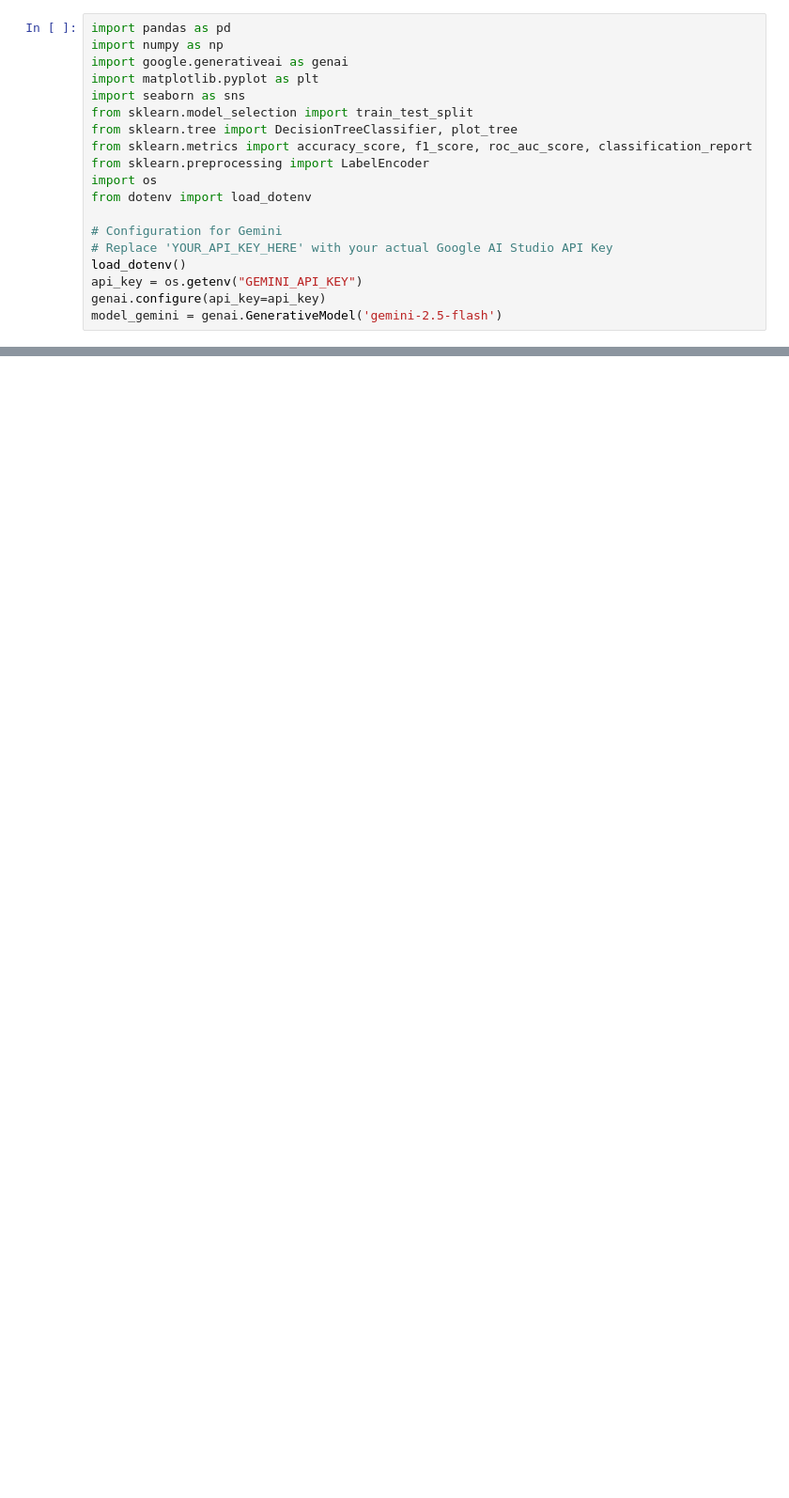
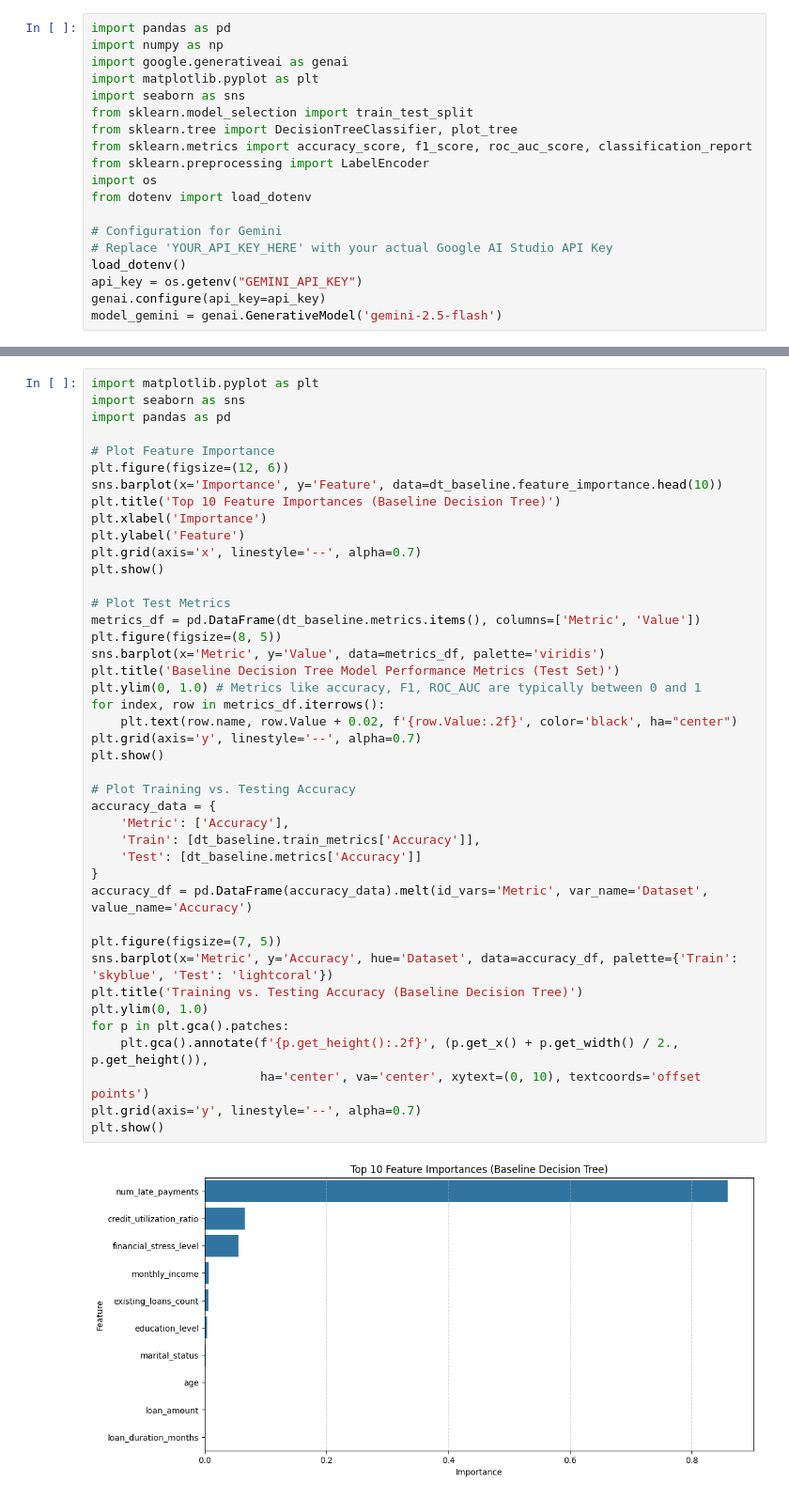
Before and after one commit to wertyg775/DataMiningProf, a Jupyter notebook: Baseline_Decision_Tree.ipynb, the cells around one changed output, grey strips where cells are left out. Shown at 94% size. Cells and saved outputs as stored; diff of their text form; blank space fills up the shorter version.

Commit message:
Final Updated Decision Tree modelling

```diff
--- a/Baseline_Decision_Tree.ipynb
+++ b/Baseline_Decision_Tree.ipynb
@@ -140,0 +185,44 @@ The baseline model demonstrates **exceptionally strong performance** across all
+# %%
+import matplotlib.pyplot as plt
+import seaborn as sns
+import pandas as pd
+
+# Plot Feature Importance
+plt.figure(figsize=(12, 6))
+sns.barplot(x='Importance', y='Feature', data=dt_baseline.feature_importance.head(10))
+plt.title('Top 10 Feature Importances (Baseline Decision Tree)')
+plt.xlabel('Importance')
+plt.ylabel('Feature')
+plt.grid(axis='x', linestyle='--', alpha=0.7)
+plt.show()
+
+# Plot Test Metrics
+metrics_df = pd.DataFrame(dt_baseline.metrics.items(), columns=['Metric', 'Value'])
+plt.figure(figsize=(8, 5))
+sns.barplot(x='Metric', y='Value', data=metrics_df, palette='viridis')
+plt.title('Baseline Decision Tree Model Performance Metrics (Test Set)')
+plt.ylim(0, 1.0) # Metrics like accuracy, F1, ROC_AUC are typically between 0 and 1
+for index, row in metrics_df.iterrows():
+    plt.text(row.name, row.Value + 0.02, f'{row.Value:.2f}', color='black', ha="center")
+plt.grid(axis='y', linestyle='--', alpha=0.7)
+plt.show()
+
+# Plot Training vs. Testing Accuracy
+accuracy_data = {
+    'Metric': ['Accuracy'],
+    'Train': [dt_baseline.train_metrics['Accuracy']],
+    'Test': [dt_baseline.metrics['Accuracy']]
+}
+accuracy_df = pd.DataFrame(accuracy_data).melt(id_vars='Metric', var_name='Dataset', value_name='Accuracy')
+
+plt.figure(figsize=(7, 5))
+sns.barplot(x='Metric', y='Accuracy', hue='Dataset', data=accuracy_df, palette={'Train': 'skyblue', 'Test': 'lightcoral'})
+plt.title('Training vs. Testing Accuracy (Baseline Decision Tree)')
+plt.ylim(0, 1.0)
+for p in plt.gca().patches:
+    plt.gca().annotate(f'{p.get_height():.2f}', (p.get_x() + p.get_width() / 2., p.get_height()),
+                       ha='center', va='center', xytext=(0, 10), textcoords='offset points')
+plt.grid(axis='y', linestyle='--', alpha=0.7)
+plt.show()
+# %% [output]
+[figure, added]
```
Also changed, not shown: parts of 5 cells of this notebook.
